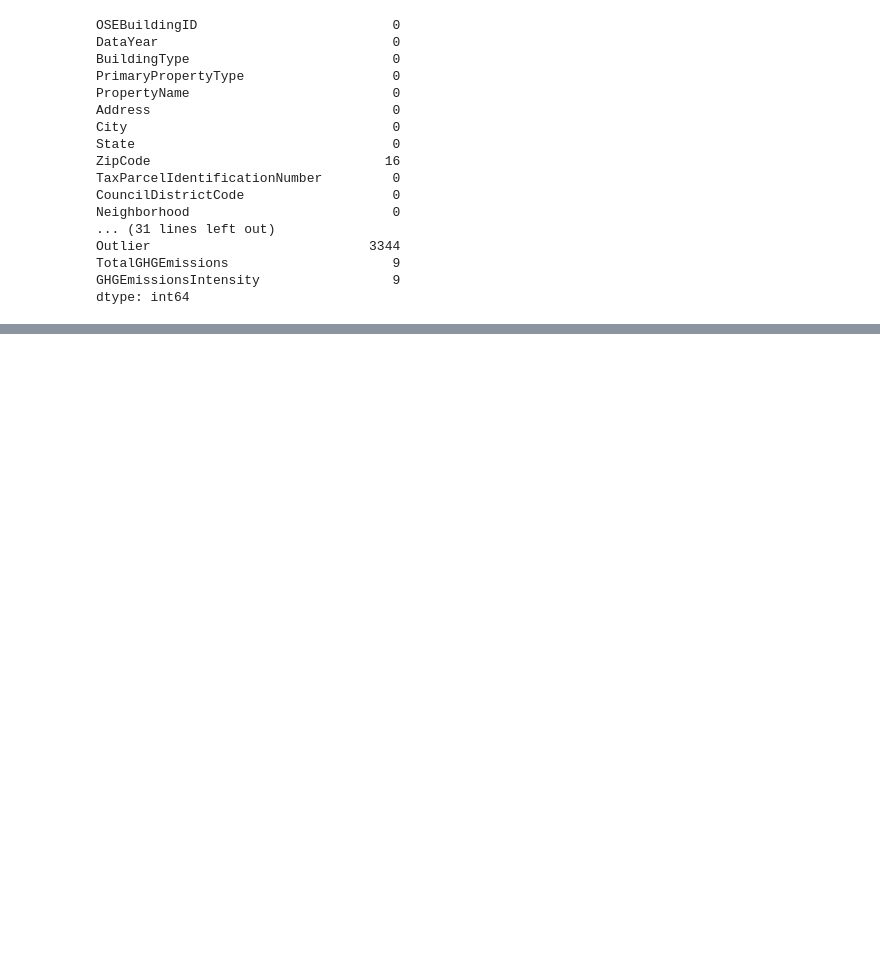
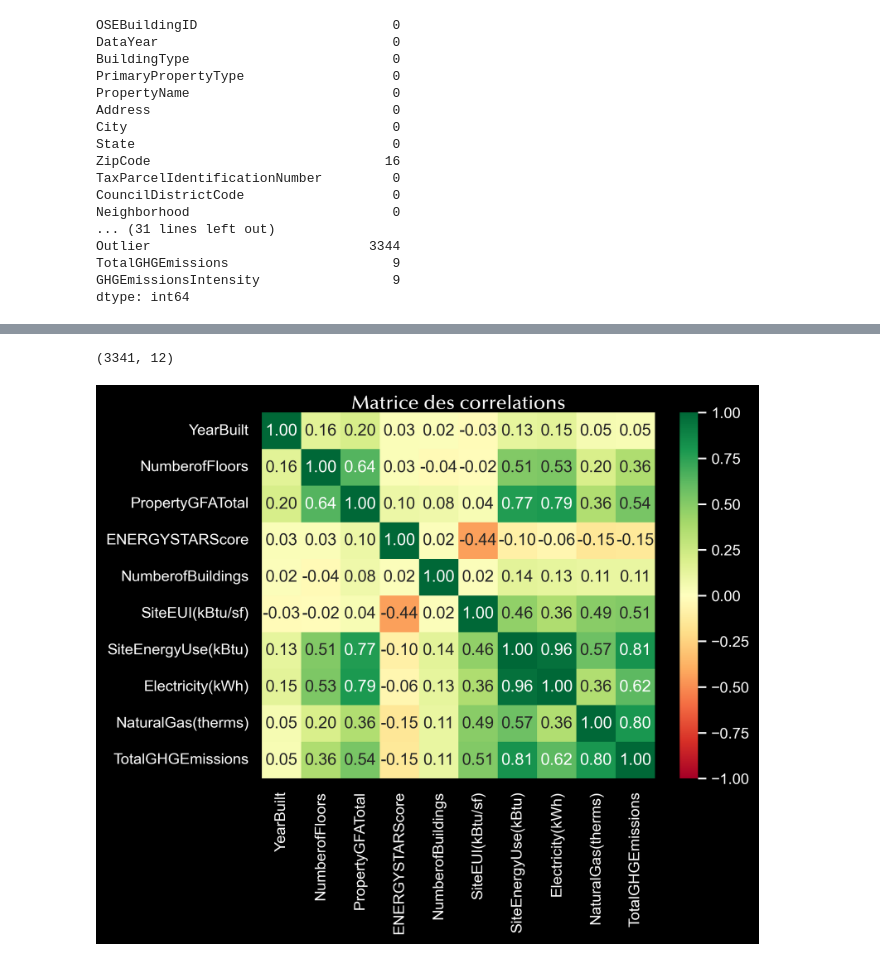
Before and after one commit to random-agile/Anticipate-Energy-Needs, a Jupyter notebook: Projet_3_Data_Cleaning.ipynb, the cells around one changed output, grey strips where cells are left out. Saved outputs shown, nothing was run; the diff lists cells and outputs as text; code cells hidden in the pictures; blank space fills up the shorter version.

```diff
--- a/Projet_3_Data_Cleaning.ipynb
+++ b/Projet_3_Data_Cleaning.ipynb
@@ -67,0 +247,14 @@ df_subset = df[["BuildingType",""]]
+# %%
+df_clean.shape
+# %% [output]
+(3341, 12)
+# %%
+plt.rcParams['figure.dpi'] = 300
+plt.rcParams['savefig.dpi'] = 300
+plt.style.use("dark_background")
+
+plt.title("Matrice des correlations", fontproperties=prop, **text_kwargs)
+sns.heatmap(df_clean.corr(), cmap='RdYlGn', annot=True, fmt=".2f",vmin=-1, vmax=1)
+sns.set(font=prop.get_name())
+# %% [output]
+[figure, added]
```
Also changed, not shown: parts of 18 cells of this notebook, 1 other file.
